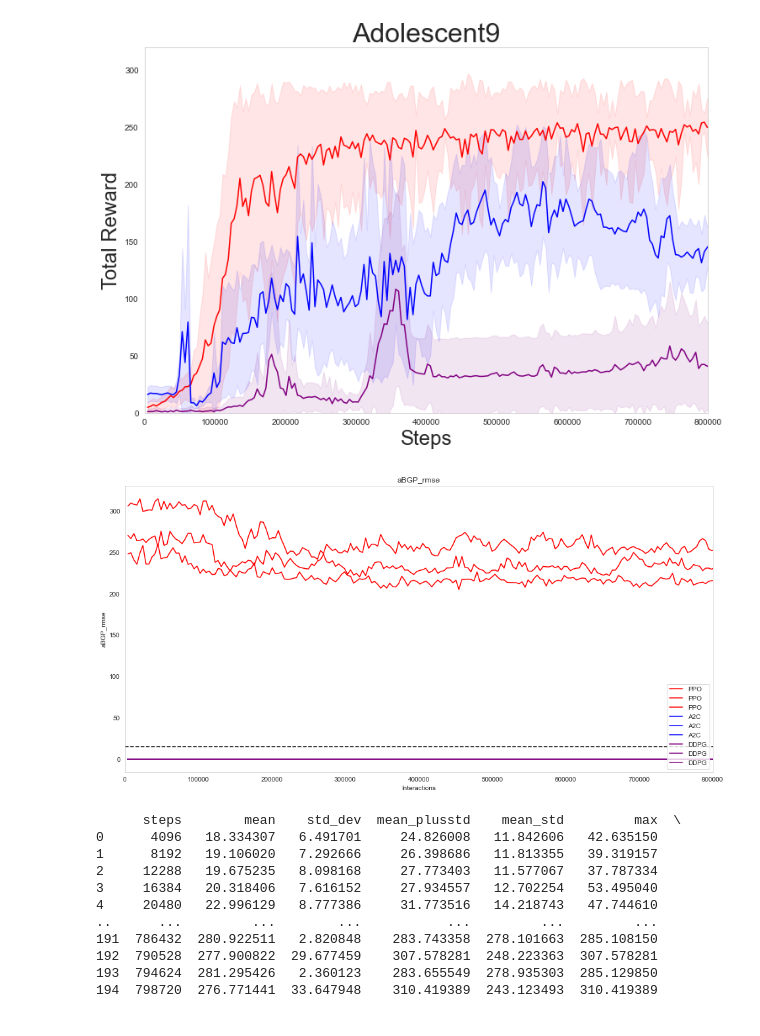
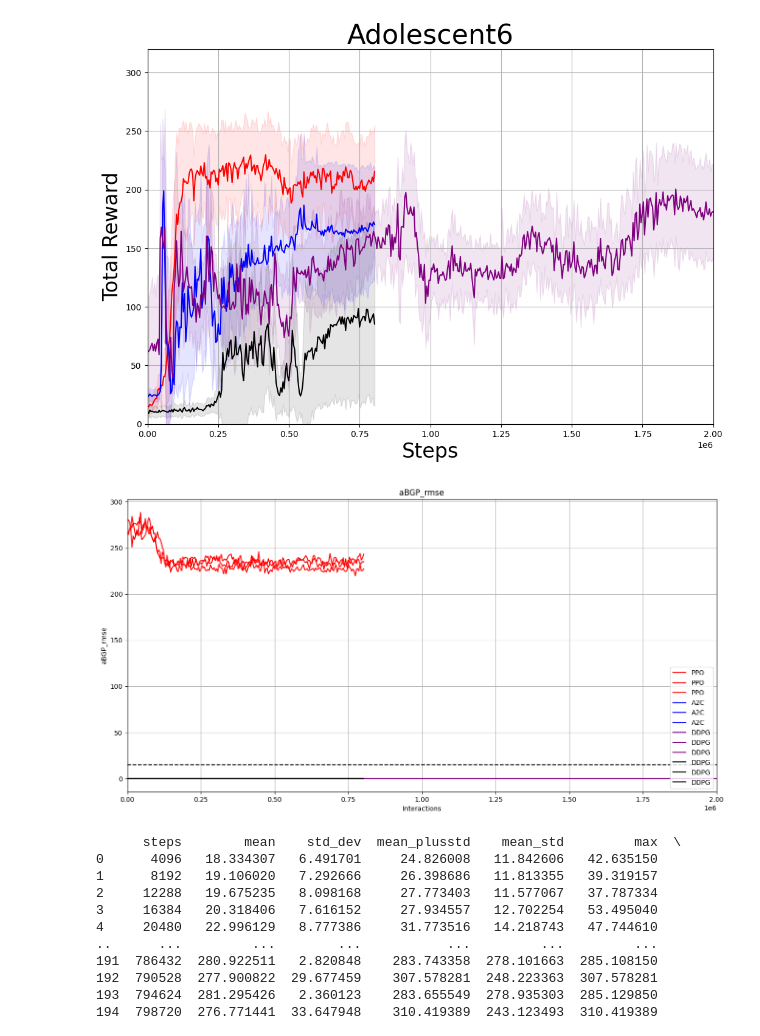
Before and after one commit to RL4H/G2P2C, a Jupyter notebook: visualiser/notebooks/compare_agents_3agents.ipynb, the cells around one changed output. Cells and saved outputs as stored; diff of their text form; code cells hidden in the pictures.

```diff
--- a/visualiser/notebooks/compare_agents_3agents.ipynb
+++ b/visualiser/notebooks/compare_agents_3agents.ipynb
@@ -15,7 +15,7 @@ import matplotlib.gridspec
 %matplotlib inline
 
 
-SUBJECT = '9'
+SUBJECT = '6'
 t = 'Adolescent'+SUBJECT
 
 # PATH1 = '/NCI_Results/PPO/P'+SUBJECT
@@ -58,13 +58,15 @@ t = 'Adolescent'+SUBJECT
 # PATH3 = '/EU59 Experiments/DDPG/model1/normal_dist/with_penalty/std1e0/DDPG'+SUBJECT# Patient 6
 
 # #
-PATH3 = 'adolescent/SAC/SAC'+SUBJECT
+PATH4 = 'adolescent/SAC/SAC'+SUBJECT
 
 #TD3 Algorithm Comparison
 PATH1 = 'adolescent/PPO/P'+SUBJECT
 # PATH2 = 'EU59 Experiments/TD3/model1/normal_dist/no_penalty/std5e-2/TD3'+SUBJECT# Patient 0
 # PATH2 = 'EU59 Experiments/TD3/model1/ou_noise/no_penalty/std5e-2/TD3'+SUBJECT# Patient 2
 PATH2 = '/Best_Models/Best_TD3/TD3'+SUBJECT# Patient 6
+PATH3 = '/RunLength_Study/TD3/Optimal_Parameters/TD3'+SUBJECT# Patient 6
+
 
 # PATH3 = '/EU59 Experiments/TD3/model1/ou_noise/with_penalty/std5e-2/TD3'+SUBJECT# Patient 0
 # PATH3 = '/EU59 Experiments/TD3/model1/ou_noise/with_penalty/std1e0/TD3'+SUBJECT# Patient 2
@@ -81,48 +83,48 @@ exp6 = ExperimentVisualise(id=PATH2+'_3', version=1.1, plot_version=1, test_seed
 exp7 = ExperimentVisualise(id=PATH3+'_1', version=1.1, plot_version=1, test_seeds=5000)
 exp8 = ExperimentVisualise(id=PATH3+'_2', version=1.1, plot_version=1, test_seeds=5000)
 exp9 = ExperimentVisualise(id=PATH3+'_3', version=1.1, plot_version=1, test_seeds=5000)
-# exp10 = ExperimentVisualise(id=PATH4+'_1', version=1.1, plot_version=1, test_seeds=5000)
-# exp11 = ExperimentVisualise(id=PATH4+'_2', version=1.1, plot_version=1, test_seeds=5000)
-# exp12 = ExperimentVisualise(id=PATH4+'_3', version=1.1, plot_version=1, test_seeds=5000)
+exp10 = ExperimentVisualise(id=PATH4+'_1', version=1.1, plot_version=1, test_seeds=5000)
+exp11 = ExperimentVisualise(id=PATH4+'_2', version=1.1, plot_version=1, test_seeds=5000)
+exp12 = ExperimentVisualise(id=PATH4+'_3', version=1.1, plot_version=1, test_seeds=5000)
 # exp13 = ExperimentVisualise(id=PATH5+'_1', version=1.1, plot_version=1, test_seeds=5000)
 # exp14 = ExperimentVisualise(id=PATH5+'_2', version=1.1, plot_version=1, test_seeds=5000)
 # exp15 = ExperimentVisualise(id=PATH5+'_3', version=1.1, plot_version=1, test_seeds=5000)
 
 # plot the graphs
 command = []
-dis_len = 0.8 * 1000000
+dis_len = 2000000#0.8 * 1000000
 disp_arr = display_commands_v2(command)
 exp_vis = {
             '1':{ "id":exp1, "color":'r',"show": disp_arr[1], "label":'PPO'},
             '2':{ "id":exp2, "color":'r',"show": disp_arr[2], "label":'PPO'},
             '3':{ "id":exp3, "color":'r',"show": disp_arr[3], "label":'PPO'},
             '4':{ "id":exp4, "color":'b',"show": disp_arr[4], "label":'A2C'},
             '5':{ "id":exp5, "color":'b',"show": disp_arr[5], "label":'A2C'},
             '6':{ "id":exp6, "color":'b',"show": disp_arr[6], "label":'A2C'},
             '7':{ "id":exp7, "color":'purple',"show": disp_arr[7], "label":'DDPG'},
             '8':{ "id":exp8, "color":'purple',"show": disp_arr[8], "label":'DDPG'},
             '9':{ "id":exp9, "color":'purple',"show": disp_arr[9], "label":'DDPG'},
-            # '10':{ "id":exp10, "color":'k',"show": disp_arr[10], "label":'DDPG'},
-            # '11':{ "id":exp11, "color":'k',"show": disp_arr[11], "label":'DDPG'},
-            # '12':{ "id":exp12, "color":'k',"show": disp_arr[12], "label":'DDPG'},
+            '10':{ "id":exp10, "color":'k',"show": disp_arr[10], "label":'DDPG'},
+            '11':{ "id":exp11, "color":'k',"show": disp_arr[11], "label":'DDPG'},
+            '12':{ "id":exp12, "color":'k',"show": disp_arr[12], "label":'DDPG'},
             # '13':{ "id":exp13, "color":'k',"show": disp_arr[13], "label":'DDPG'},
             # '14':{ "id":exp14, "color":'k',"show": disp_arr[14], "label":'DDPG'},
             # '15':{ "id":exp15, "color":'k',"show": disp_arr[15], "label":'DDPG'},
 }
-groups = [ ['1', '2', '3'], ['4', '5', '6'], ['7', '8', '9']]
-# groups = [ ['1', '2', '3'], ['4', '5', '6'], ['7', '8', '9'], ['10', '11', '12']]  #
+# groups = [ ['1', '2', '3'], ['4', '5', '6'], ['7', '8', '9']]
+groups = [ ['1', '2', '3'], ['4', '5', '6'], ['7', '8', '9'], ['10', '11', '12']]  #
 # groups = [ ['1', '2', '3'], ['4', '5', '6'], ['7', '8', '9'], ['10', '11', '12'], ['13', '14', '15']]  #
 
 
 
 
 plot_testing_average_metric(exp_vis, groups, type='normal', dis_len=dis_len, metric='reward', goal=312, fill=True, title=t)
 
 
 plot_testing_metric(exp_vis, type='min_max', dis_len=dis_len, metric='aBGP_rmse', goal=15, fill=False)
 # %% [output]
-[figure, old version]
+[figure, new version]
-[figure, old version]
+[figure, new version]
 # %%
 #print(exp1.get_testing_metric(metric='reward', type='normal'))
 from visualiser.core import create_file_paths
```
Also changed, not shown: 20 other files.
